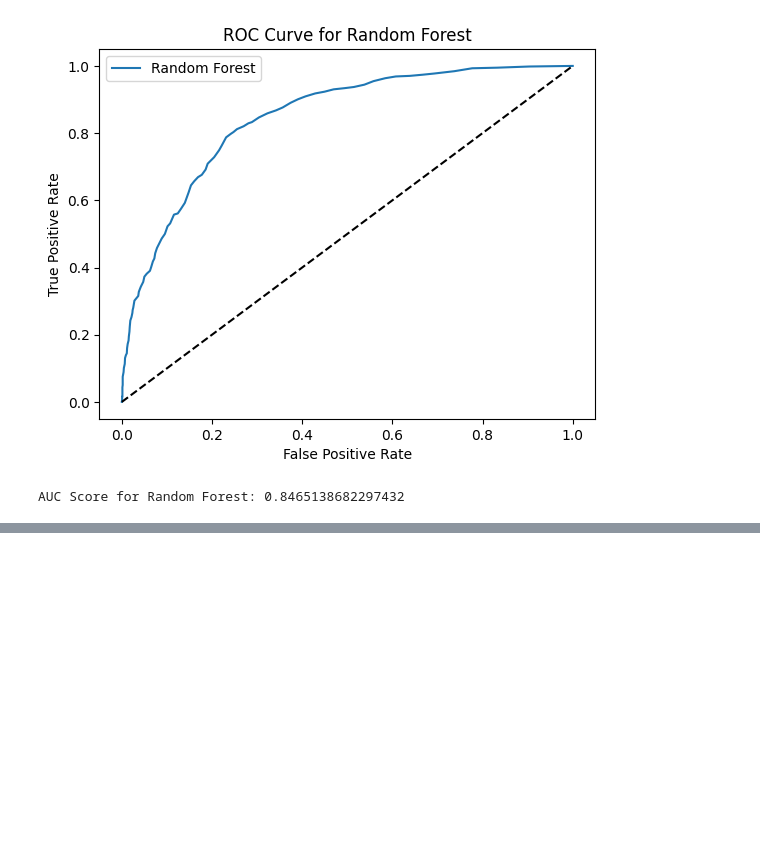
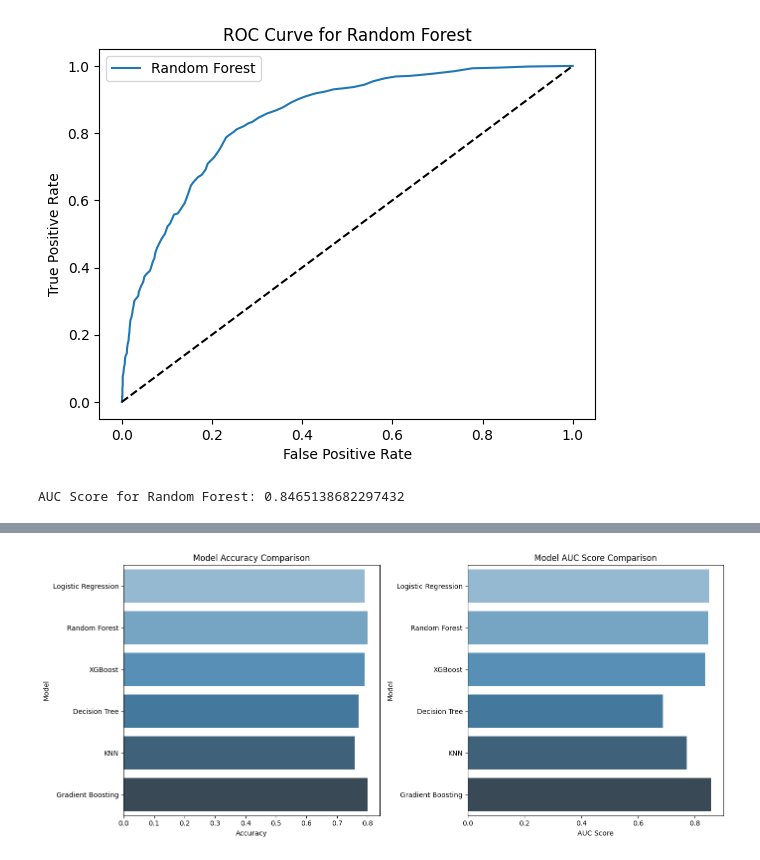
Before and after one commit to kinjalraval2225/Master_project, a Jupyter notebook: Telco_Chrun.ipynb, the cells around one changed output, grey strips where cells are left out. Saved outputs shown, nothing was run; the diff lists cells and outputs as text; code cells hidden in the pictures; blank space fills up the shorter version.

```diff
--- a/Telco_Chrun.ipynb
+++ b/Telco_Chrun.ipynb
@@ -561,0 +703,37 @@ AUC Score (XGBoost): 0.8368
+# %%
+import matplotlib.pyplot as plt
+import seaborn as sns
+import pandas as pd
+
+# Data for models and performance
+models = ['Logistic Regression', 'Random Forest', 'XGBoost', 'Decision Tree', 'KNN', 'Gradient Boosting']
+accuracies = [0.79, 0.80, 0.79, 0.77, 0.76, 0.80]
+auc_scores = [0.8503, 0.8465, 0.8368, 0.6871, 0.7717, 0.8579]
+
+# Create DataFrame
+results_df = pd.DataFrame({
+    'Model': models,
+    'Accuracy': accuracies,
+    'AUC Score': auc_scores
+})
+
+# Plot comparison
+plt.figure(figsize=(14, 6))
+
+# Plot Accuracy
+plt.subplot(1, 2, 1)
+sns.barplot(x='Accuracy', y='Model', data=results_df, hue='Model', palette='Blues_d', legend=False)
+
+plt.title('Model Accuracy Comparison')
+
+# Plot AUC Score
+plt.subplot(1, 2, 2)
+sns.barplot(x='AUC Score', y='Model', data=results_df, hue='Model', palette='Blues_d', legend=False)
+
+plt.title('Model AUC Score Comparison')
+
+# Show plot
+plt.tight_layout()
+plt.show()
+# %% [output]
+[figure, added]
```
Also changed, not shown: parts of 5 cells of this notebook.
